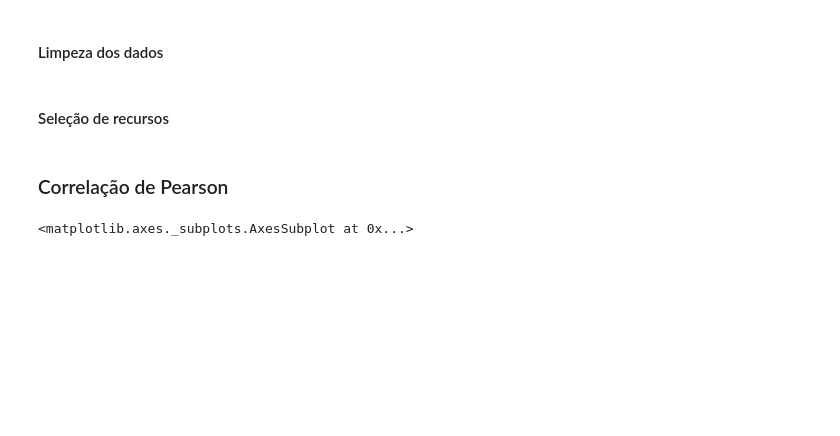
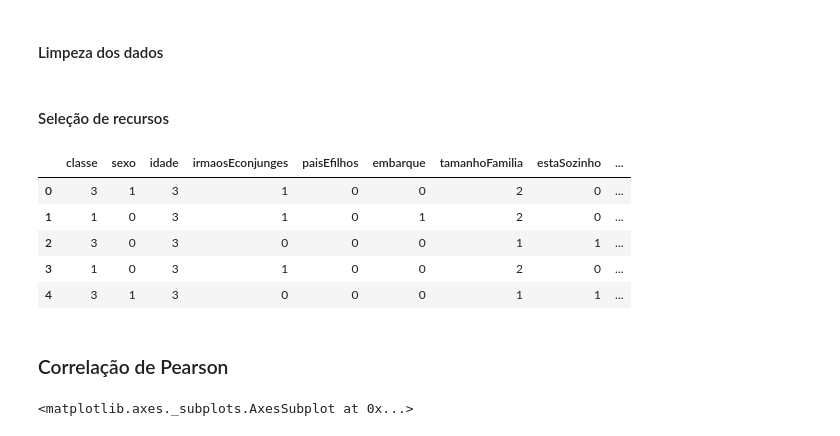
Before and after one commit to LilianeAquino/desafio-kaggle-titanic, a Jupyter notebook: desafio-kaggle-titanic.ipynb, the cells around one changed output. Drawn from its saved outputs; the diff is of its cells as text; code cells hidden in the pictures; blank space fills up the shorter version.

```diff
--- a/desafio-kaggle-titanic.ipynb
+++ b/desafio-kaggle-titanic.ipynb
@@ -413,6 +437,15 @@ df.loc[df['tamanhoFamilia'] == 1, 'estaSozinho'] = 1
 #### Seleção de recursos
 # %%
 df.drop(['nome', 'tarifa', 'passagem', 'faixaIdade'], axis=1, inplace=True)
+# %%
+df.head()
+# %% [output]
+|  | classe | sexo | idade | irmaosEconjunges | paisEfilhos | embarque | tamanhoFamilia | estaSozinho | ... |
+| 0 | 3 | 1 | 3 | 1 | 0 | 0 | 2 | 0 | ... |
+| 1 | 1 | 0 | 3 | 1 | 0 | 1 | 2 | 0 | ... |
+| 2 | 3 | 0 | 3 | 0 | 0 | 0 | 1 | 1 | ... |
+| 3 | 1 | 0 | 3 | 1 | 0 | 0 | 2 | 0 | ... |
+| 4 | 3 | 1 | 3 | 0 | 0 | 0 | 1 | 1 | ... |
 # %% [markdown]
 ### Correlação de Pearson
 # %%
```
Also changed, not shown: parts of 35 cells of this notebook.
